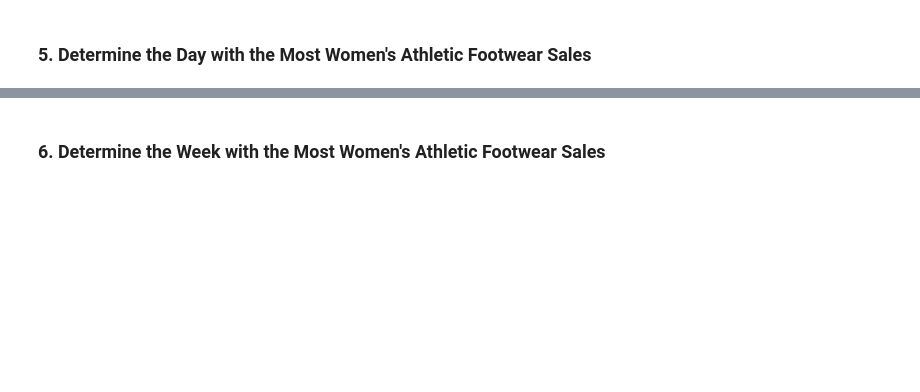
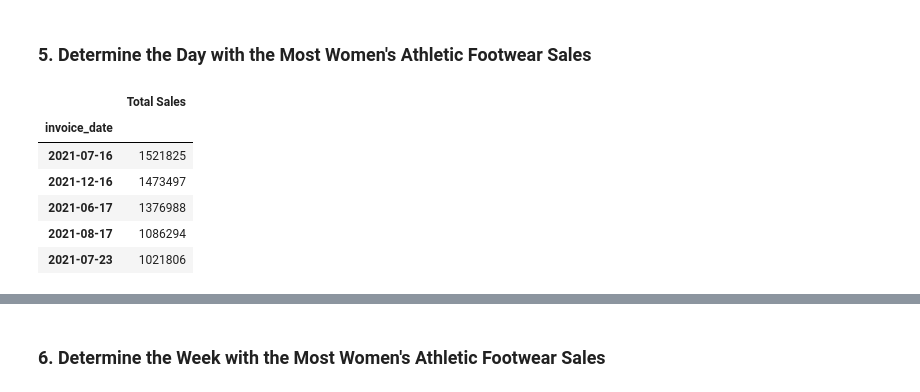
Before and after one commit to CurlyFry53/athletic_sales_analysis, a Jupyter notebook: athletic_sales_analysis_starter_code.ipynb, the cells around one changed output, grey strips where cells are left out. Saved outputs shown, nothing was run; the diff lists cells and outputs as text; code cells hidden in the pictures; blank space fills up the shorter version.

```diff
--- a/athletic_sales_analysis_starter_code.ipynb
+++ b/athletic_sales_analysis_starter_code.ipynb
@@ -305,11 +324,20 @@ womens_sales.head()
 ### 5. Determine the Day with the Most Women's Athletic Footwear Sales
 # %%
 # Create a pivot table with the 'invoice_date' column is the index, and the "total_sales" as the values.
+# Optional: Rename the "total_sales" column to "Total Sales"
+womens_sales = womens_df.groupby(['invoice_date'])[['total_sales']].sum()
+womens_sales = womens_sales.rename(columns={'total_sales':'Total Sales'}, level=0)
+womens_sales = womens_sales.sort_values(by=['Total Sales'], ascending=False)
 
-
-# Optional: Rename the "total_sales" column to "Total Sales"
-
-
-# Show the table.
+# Show the top 5 results.
+womens_sales.head()
+# %% [output]
+|  | Total Sales |
+| invoice_date |  |
+| 2021-07-16 | 1521825 |
+| 2021-12-16 | 1473497 |
+| 2021-06-17 | 1376988 |
+| 2021-08-17 | 1086294 |
+| 2021-07-23 | 1021806 |
 # %%
 # Resample the pivot table into daily bins, and get the total sales for each day.
```
Also changed, not shown: parts of 5 cells of this notebook.
